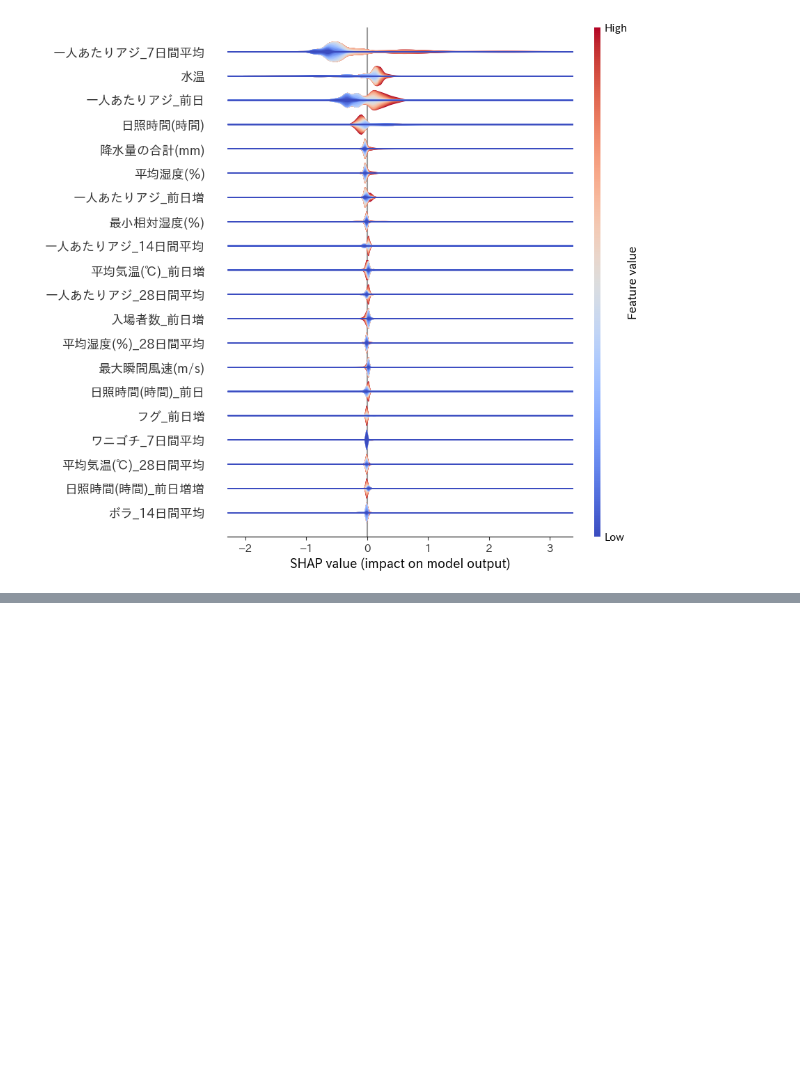
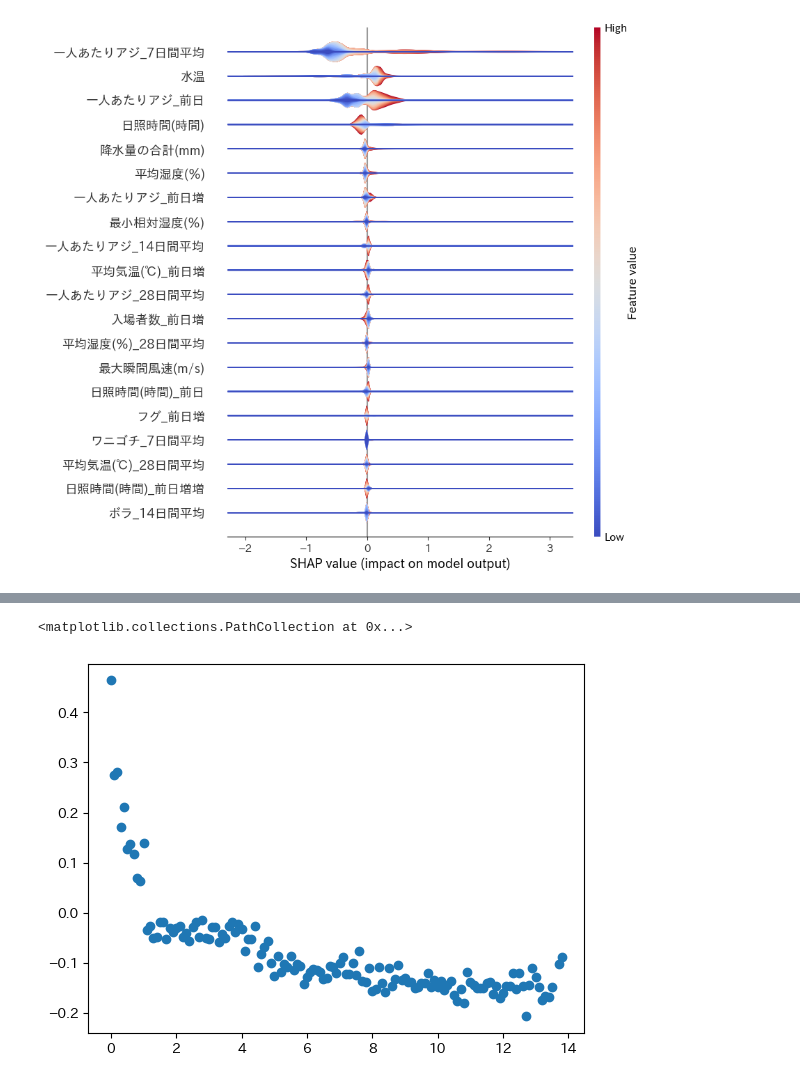
Before and after one commit to aoda2/shap_example, a Jupyter notebook: shap_アジ.ipynb, the cells around one changed output, grey strips where cells are left out. Cells and saved outputs as stored; diff of their text form; code cells hidden in the pictures; blank space fills up the shorter version.

```diff
--- a/shap_アジ.ipynb
+++ b/shap_アジ.ipynb
@@ -136,0 +138,24 @@ plt.colorbar()
+# %%
+import numpy as np
+
+#name = "一人あたりアジ_7日間平均"
+name = "日照時間(時間)"
+#name = "水温"
+
+z = {}
+for x, y in zip(X[name], shap_values[:,X.columns.get_loc(name)]):
+    z.setdefault(x, [])
+    z[x].append(y)
+w = {}
+for x in z.keys():
+    v = np.mean(z[x])
+    w[x] = v
+sample_x, sample_y = sorted(w), [w[key] for key in sorted(w)]
+# %%
+plt.scatter(
+    sample_x, # 横軸
+    sample_y  # 縦軸
+)
+# %% [output]
+<matplotlib.collections.PathCollection at 0x...>
+[figure, added]
```
Also changed, not shown: parts of 4 cells of this notebook.
